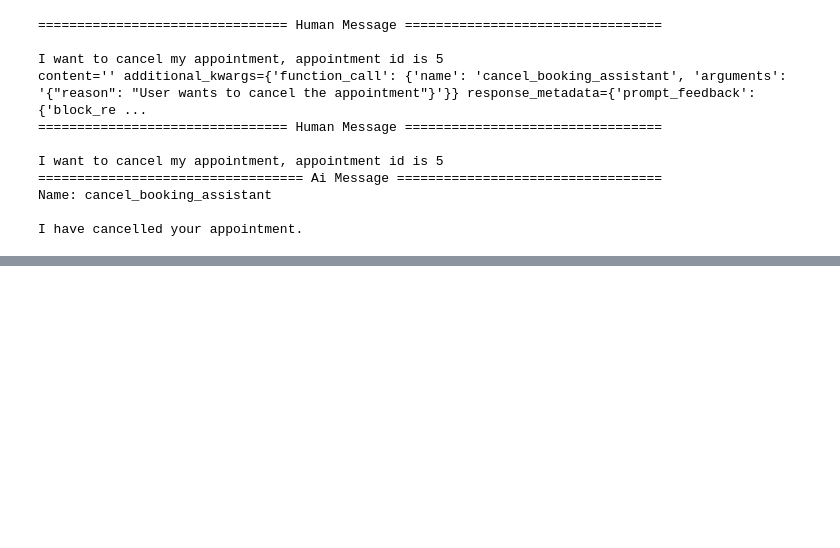
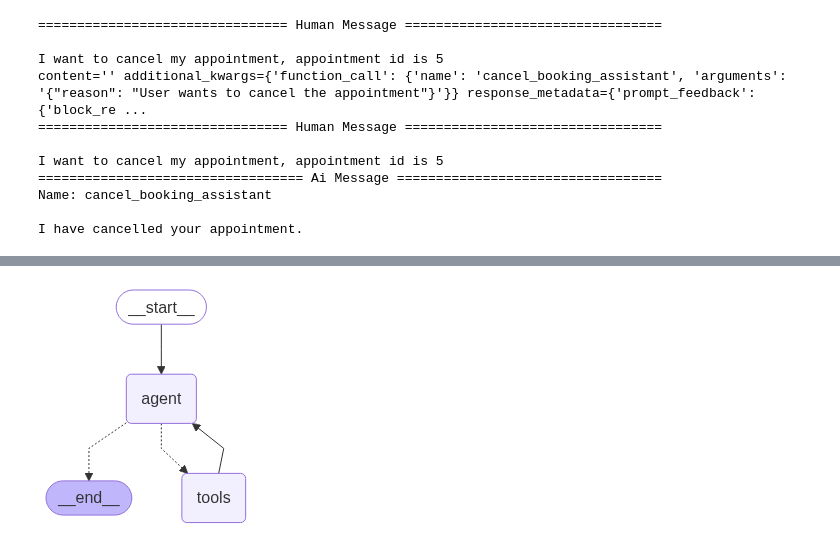
Before and after one commit to JHansiduYapa/Multi-Agent-System-for-Healthcare-Appointment-Booking, a Jupyter notebook: v2-agent/v2.2-agent.ipynb, the cells around one changed output, grey strips where cells are left out. Drawn from its saved outputs; the diff is of its cells as text; code cells hidden in the pictures; blank space fills up the shorter version.

```diff
--- a/v2-agent/v2.2-agent.ipynb
+++ b/v2-agent/v2.2-agent.ipynb
@@ -300,4 +300,34 @@ Your appointment has been canceled.
 When again start with the primary router instead of using current agent.
 
 Make a state managment system navigate back to the current state of the agent.
+# %%
+from langgraph.prebuilt.chat_agent_executor import AgentState
+from typing import Annotated, Literal, Optional
+from typing_extensions import TypedDict
+from langgraph.graph.message import AnyMessage, add_messages
+
+# this method is used to update the current state of the graph
+# this state is updated when the entry of the sub agent and when leave the skill state is updated
+def update_dialog_stack(left: list[str], right: Optional[str]) -> list[str]:
+    print("DEBUG right:", right, "type:", type(right))
+    """Push or pop the state."""
+    if right is None:
+        return left
+    if right == "pop":
+        return left[:-1]
+    return left + [right]
+
+# state of the graph
+class State(AgentState):
+    messages: Annotated[list[AnyMessage], add_messages]
+    dialog_state: Annotated[
+        list[
+            Literal[
+                "primary_agent",
+                "new_booking_assistant",
+                "cancel_booking_assistant",
+            ]
+        ],
+        update_dialog_stack,
+    ]
 # %%
@@ -524,0 +629,17 @@ I have cancelled your appointment.
+# %%
+from IPython.display import Image, display
+from langgraph.prebuilt import create_react_agent, InjectedState
+
+tools = [search_doctor, book_appointment, complete_task]
+new_booking_assistant_node = create_react_agent(
+    model=llm,
+    tools=tools,
+    prompt="You are a new appointment booking assistant.before booking an appointment,You should first search for a doctor. If doctor is confirmed. Then you can book an appointment.If all task is completed call the complete_task.",
+    name="new_booking_assistant",
+    state_schema=State
+)
+
+# Show the agent
+display(Image(new_booking_assistant_node.get_graph().draw_mermaid_png()))
+# %% [output]
+[figure, added]
```
Also changed, not shown: parts of 18 cells of this notebook.
